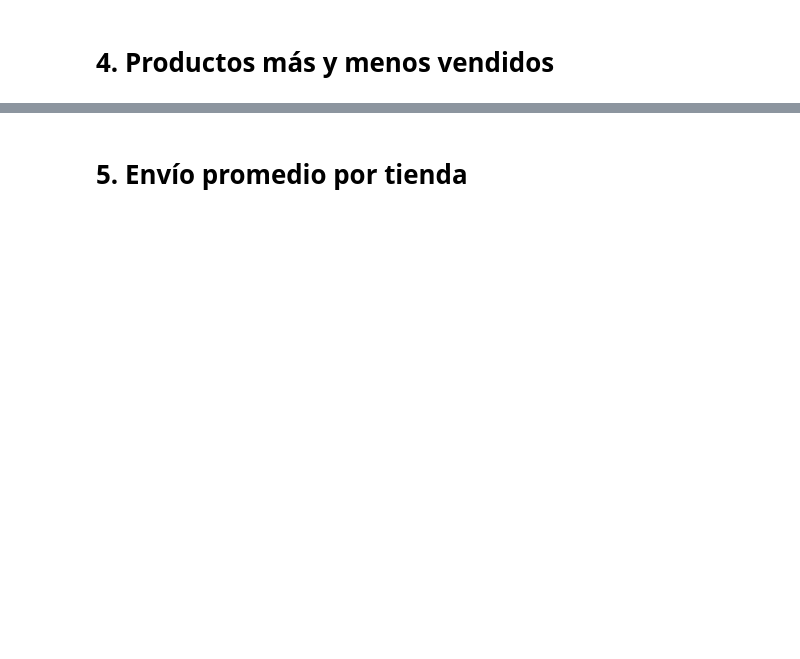
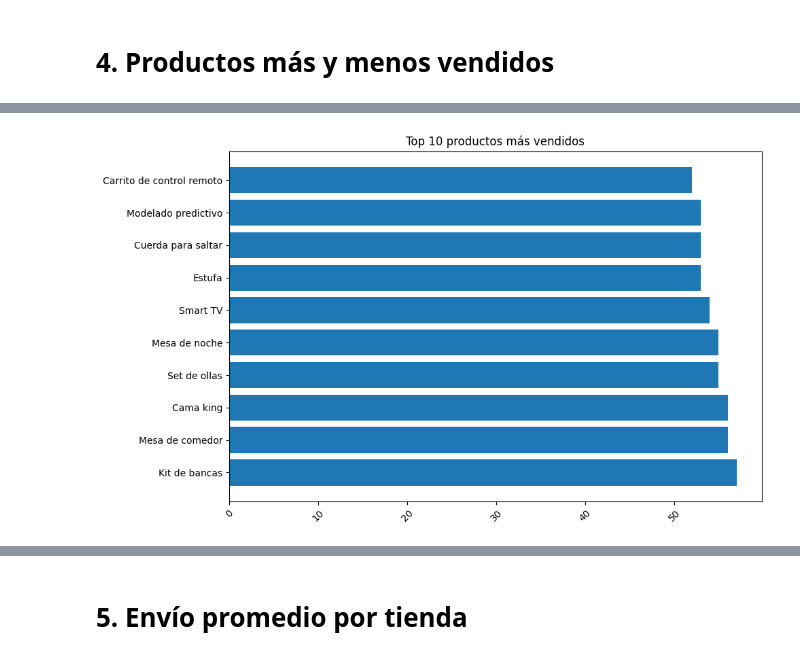
Before and after one commit to lauralara13021/data-science-latam, a Jupyter notebook: AluraStoreLatam.ipynb, the cells around one changed output, grey strips where cells are left out. Cells and saved outputs as stored; diff of their text form; code cells hidden in the pictures; blank space fills up the shorter version.

```diff
--- a/AluraStoreLatam.ipynb
+++ b/AluraStoreLatam.ipynb
@@ -142,0 +177,11 @@ satisfacción máxima: satisfaction tienda2
+# %%
+productos_tienda3 = tienda3['Producto'].value_counts().head(10)
+
+plt.figure(figsize=(10,6))
+plt.barh(productos_tienda3.index, productos_tienda3.values)
+plt.xticks(rotation=45)
+plt.title("Top 10 productos más vendidos")
+plt.tight_layout()
+plt.show()
+# %% [output]
+[figure, added]
```
Also changed, not shown: parts of 21 cells of this notebook.
